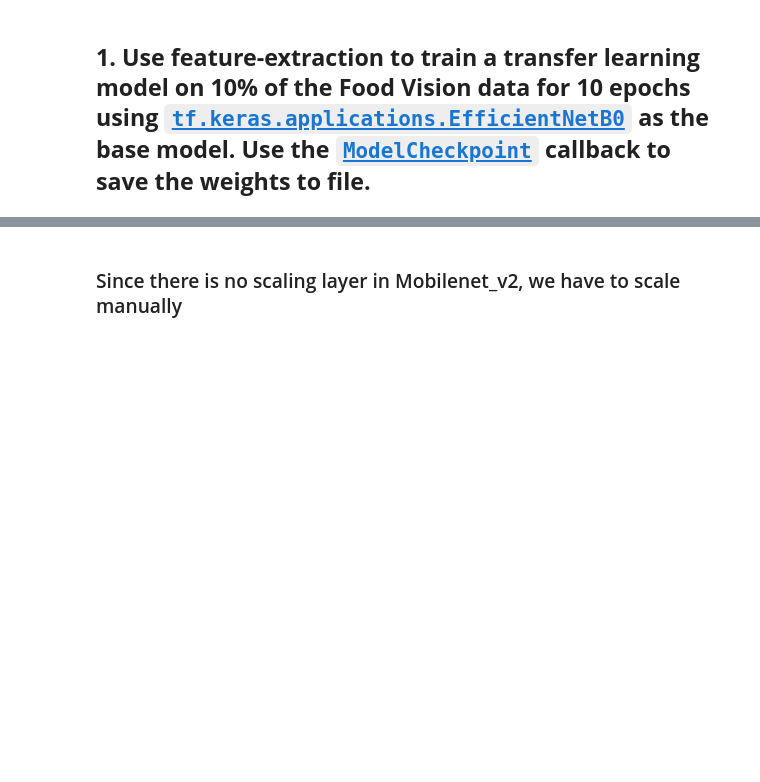
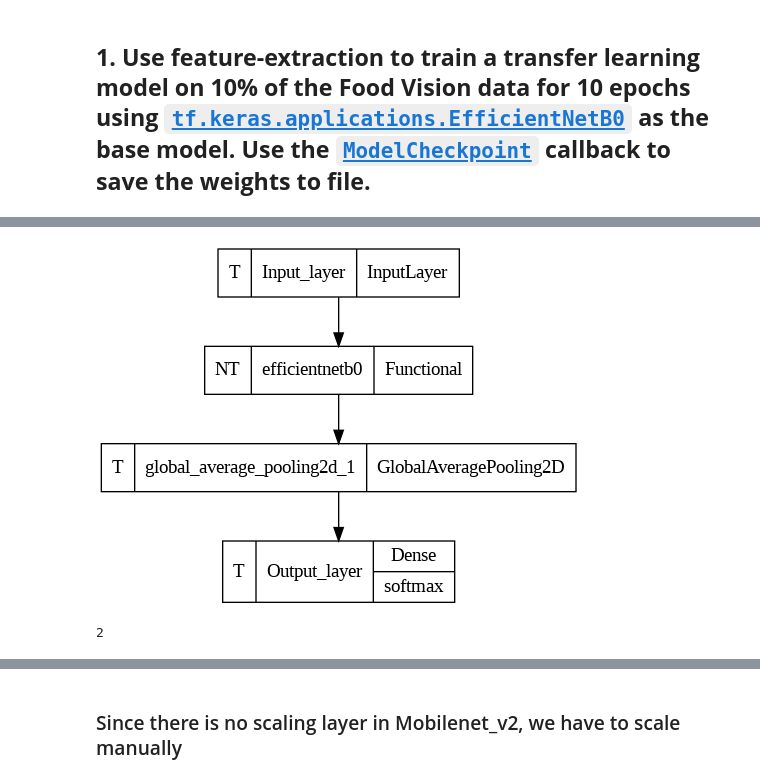
Before and after one commit to Abhilash-Bee/DeepLearningCertification, a Jupyter notebook: 05_Transfer_Learning_in_TensorFlow_Part_2_Fine_tuning_Exercises.ipynb, the cells around one changed output, grey strips where cells are left out. Cells and saved outputs as stored; diff of their text form; code cells hidden in the pictures; blank space fills up the shorter version.

```diff
--- a/05_Transfer_Learning_in_TensorFlow_Part_2_Fine_tuning_Exercises.ipynb
+++ b/05_Transfer_Learning_in_TensorFlow_Part_2_Fine_tuning_Exercises.ipynb
@@ -105,0 +123,7 @@ for image, label in train_data.take(1):
+# %%
+IMG_SHAPE = IMG_SIZE + (3,)
+
+base_model = tf.keras.applications.efficientnet.EfficientNetB0(include_top=False,
+                                                            input_shape=IMG_SHAPE)
+
+base_model.trainable = False
@@ -105,0 +132,12 @@ for image, label in train_data.take(1):
+# %%
+inputs = tf.keras.Input(shape=IMG_SHAPE, name='Input_layer')
+
+# x = data_rescaling(inputs)
+
+x = base_model(inputs, training=False)
+
+x = tf.keras.layers.GlobalAveragePooling2D()(x)
+
+outputs = tf.keras.layers.Dense(10, activation='softmax', name='Output_layer')(x)
+
+model_0 = tf.keras.Model(inputs, outputs)
@@ -105,0 +166,8 @@ for image, label in train_data.take(1):
+# %%
+tf.keras.utils.plot_model(model_0, show_layer_activations=True, show_trainable=True)
+# %% [output]
+[figure, added]
+# %%
+len(model_0.trainable_variables)
+# %% [output]
+2
```
Also changed, not shown: parts of 121 cells of this notebook.
